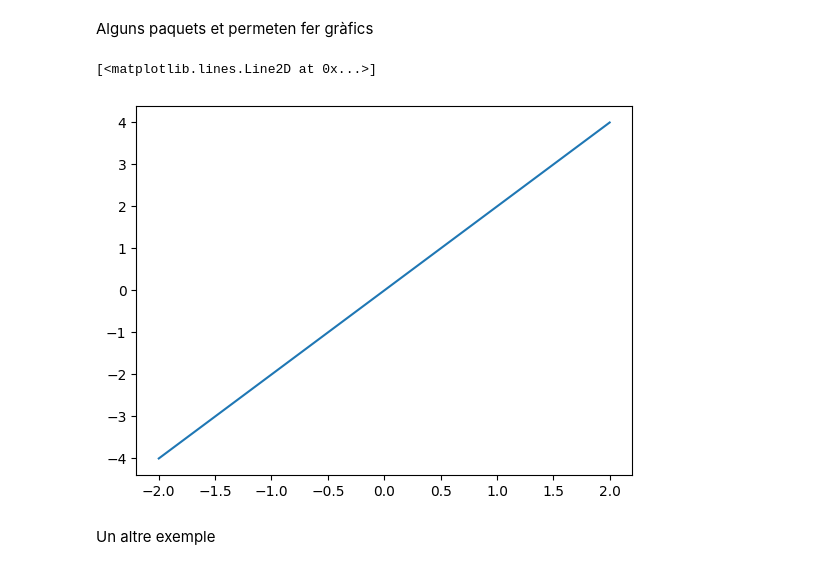
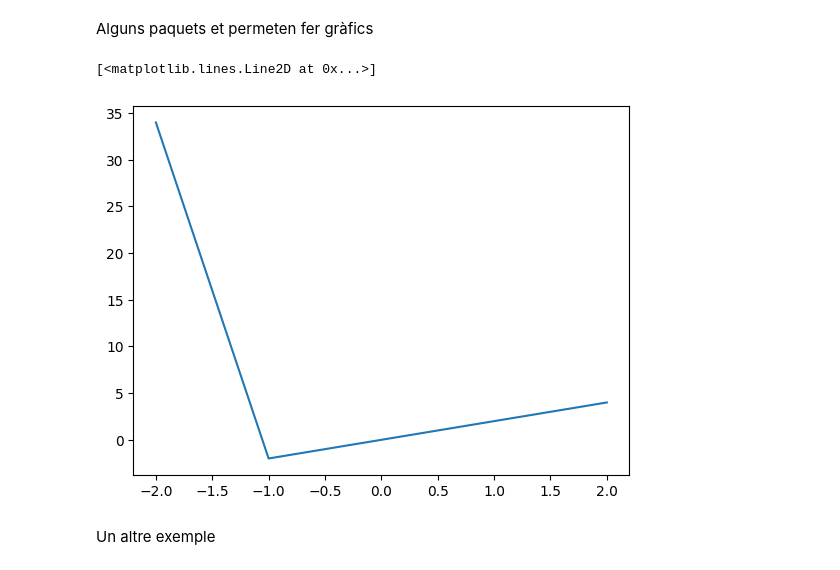
Before and after one commit to AlbertRoca29/Introduccio-Programacio, a Jupyter notebook: Introducció_al_Python_1.ipynb, the cells around one changed output. Drawn from its saved outputs; the diff is of its cells as text; code cells hidden in the pictures.

```diff
--- a/Introducció_al_Python_1.ipynb
+++ b/Introducció_al_Python_1.ipynb
@@ -206,13 +247,13 @@ Alguns paquets et permeten fer gràfics
 # %%
 %matplotlib inline
 import matplotlib.pyplot as plt
 
 x_vals = [-2, -1, 0, 1, 2]
-y_vals = [-4, -2, 0, 2, 4]
+y_vals = [34, -2, 0, 2, 4]
 plt.plot(x_vals, y_vals)
 # %% [output]
 [<matplotlib.lines.Line2D at 0x...>]
-[figure, old version]
+[figure, new version]
 # %% [markdown]
 Un altre exemple
 # %%
```
Also changed, not shown: parts of 22 cells of this notebook.
